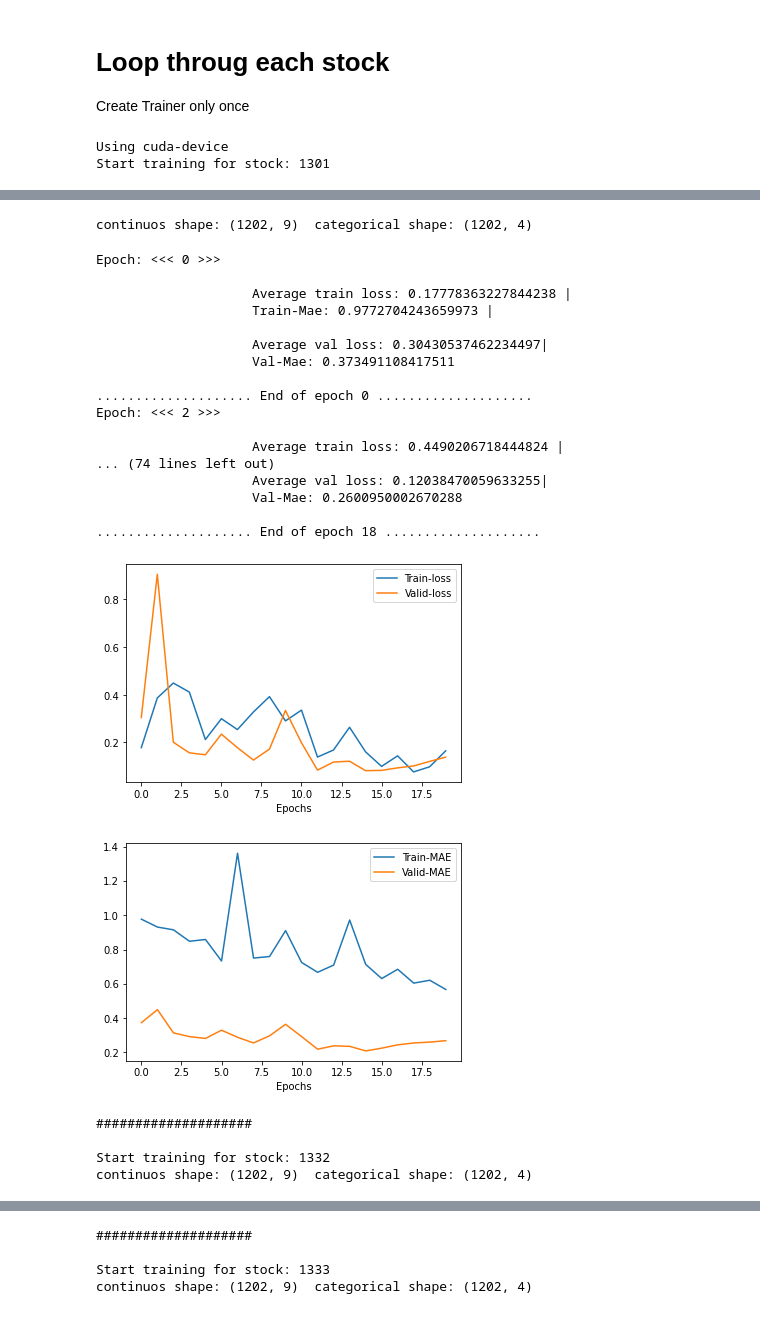
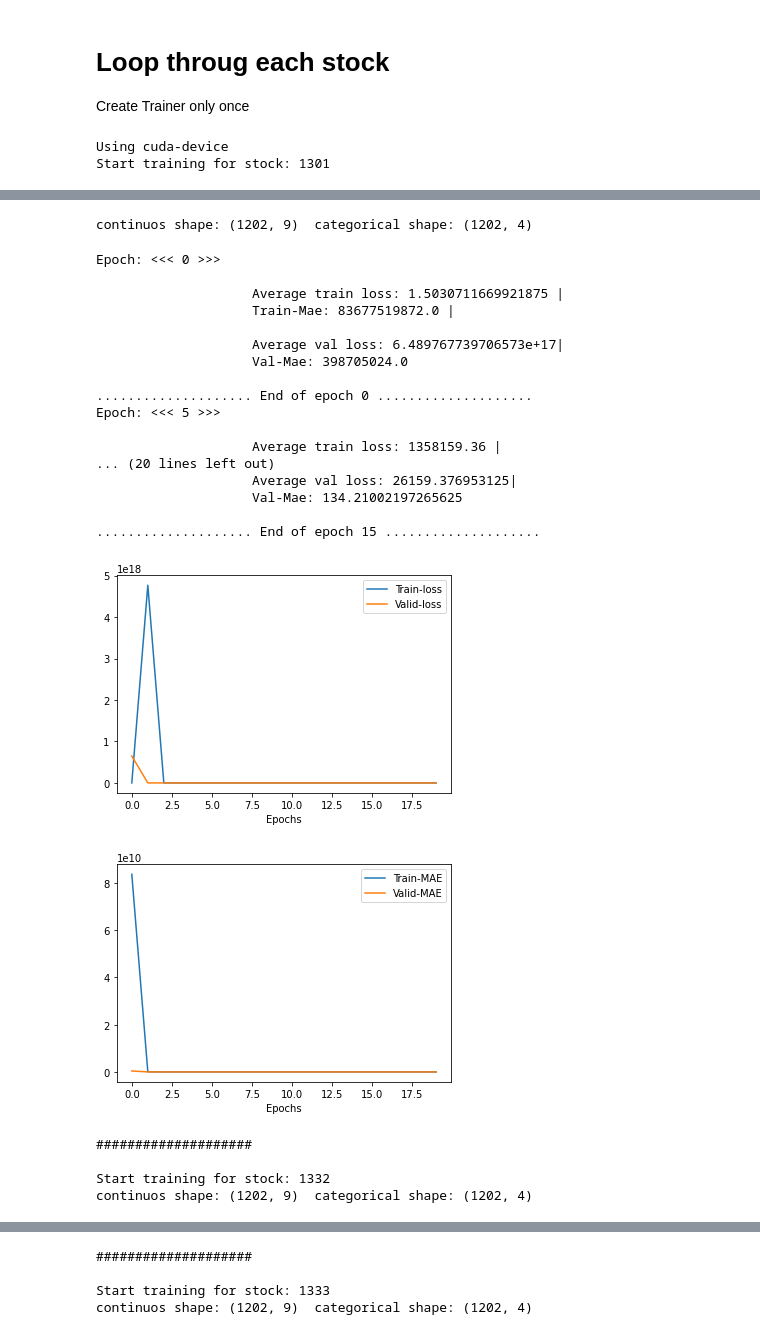
Before and after one commit to gilberto-BE/TokyoStockEx, a Jupyter notebook: notebooks/ML ALL STOCKS.ipynb, the cells around one changed output, grey strips where cells are left out. Drawn from its saved outputs; the diff is of its cells as text; code cells hidden in the pictures.

```diff
--- a/notebooks/ML ALL STOCKS.ipynb
+++ b/notebooks/ML ALL STOCKS.ipynb
@@ -132,8 +132,9 @@ Create Trainer only once
 stocks = train_df['SecuritiesCode'].unique()
 count = 0
 BATCH_SIZE = 512
+weight_decay = 0.0001
 
-trainer = Trainer(model, optimizer_name='adam', lr=1.3333e-5)
+trainer = Trainer(model, optimizer_name='rmsprop', lr=1.3333e-4, weight_decay=weight_decay)
 torch.autograd.set_detect_anomaly(True)
 
 for s in stocks:
@@ -156,45 +157,45 @@ for s in stocks:
     print()
     count += 1
 
 trainer.save_model(model)
 # %% [output]
 Using cuda-device
 Start training for stock: 1301
 A value is trying to be set on a copy of a slice from a DataFrame.
 Try using .loc[row_indexer,col_indexer] = value instead
 
 See the caveats in the documentation: https://pandas.pydata.org/pandas-docs/stable/user_guide/indexing.html#returning-a-view-versus-a-copy
   cat.loc[:, ['RowId']] = txt_transfom.transform()
 A value is trying to be set on a copy of a slice from a DataFrame.
 Try using .loc[row_indexer,col_indexer] = value instead
 
 See the caveats in the documentation: https://pandas.pydata.org/pandas-docs/stable/user_guide/indexing.html#returning-a-view-versus-a-copy
   df['Volume'] = df['Volume'].astype(float)
 A value is trying to be set on a copy of a slice from a DataFrame.
 Try using .loc[row_indexer,col_indexer] = value instead
 
 See the caveats in the documentation: https://pandas.pydata.org/pandas-docs/stable/user_guide/indexing.html#returning-a-view-versus-a-copy
   df['Volume'] = df['Volume'].astype(float)
 continuos shape: (1202, 9)  categorical shape: (1202, 4)
 Epoch: <<< 0 >>>
 
-                    Average train loss: 0.17778363227844238 |
-                    Train-Mae: 0.9772704243659973 |
+                    Average train loss: 1.5030711669921875 |
+                    Train-Mae: 83677519872.0 |
 
-                    Average val loss: 0.30430537462234497|
-                    Val-Mae: 0.373491108417511
+                    Average val loss: 6.489767739706573e+17|
+                    Val-Mae: 398705024.0
 
 .................... End of epoch 0 ....................
-Epoch: <<< 2 >>>
+Epoch: <<< 5 >>>
 
-                    Average train loss: 0.4490206718444824 |
-... (74 lines left out)
-                    Average val loss: 0.12038470059633255|
-                    Val-Mae: 0.2600950002670288
+                    Average train loss: 1358159.36 |
+... (20 lines left out)
+                    Average val loss: 26159.376953125|
+                    Val-Mae: 134.21002197265625
 
-.................... End of epoch 18 ....................
+.................... End of epoch 15 ....................
-[figure, old version]
+[figure, new version]
-[figure, old version]
+[figure, new version]
 ####################
 
 Start training for stock: 1332
```
Also changed, not shown: parts of 2 cells of this notebook, 1 other file.
